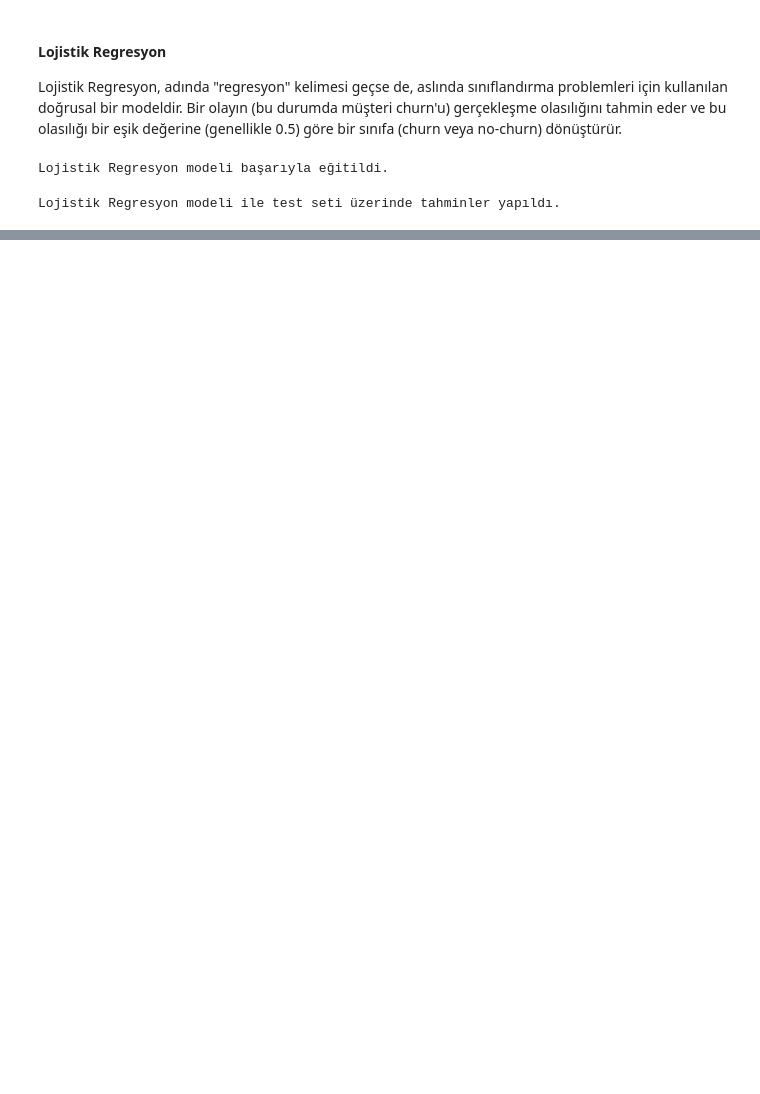
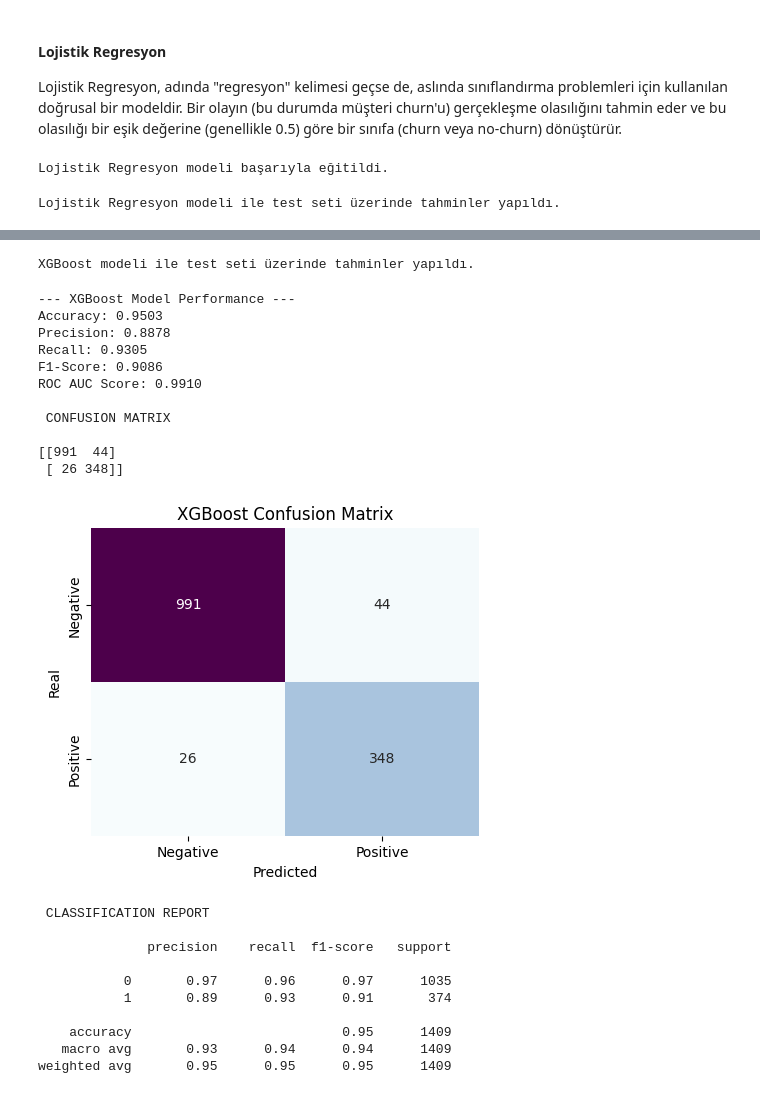
Before and after one commit to kubrademirkaya/customer-churn-analysis-and-prediction-project, a Jupyter notebook: TelcoCustomerNotebook.ipynb, the cells around one changed output, grey strips where cells are left out. Cells and saved outputs as stored; diff of their text form; code cells hidden in the pictures; blank space fills up the shorter version.

```diff
--- a/TelcoCustomerNotebook.ipynb
+++ b/TelcoCustomerNotebook.ipynb
@@ -971,0 +1116,66 @@ weighted avg       0.96      0.96      0.96      1409
+# %%
+# Test seti üzerinde sınıf tahminleri yapın (0 veya 1)
+y_pred_xgb = xgb_model.predict(X_test)
+
+# Test seti üzerinde olasılık tahminleri yapın (churn olasılığı)
+y_pred_proba_xgb = xgb_model.predict_proba(X_test)[:, 1]
+
+print("XGBoost modeli ile test seti üzerinde tahminler yapıldı.")
+# %% [output]
+XGBoost modeli ile test seti üzerinde tahminler yapıldı.
+# %%
+# Metrikleri hesaplayın
+accuracy_xgb = accuracy_score(y_test, y_pred_xgb)
+precision_xgb = precision_score(y_test, y_pred_xgb)
+recall_xgb = recall_score(y_test, y_pred_xgb)
+f1_xgb = f1_score(y_test, y_pred_xgb)
+roc_auc_xgb = roc_auc_score(y_test, y_pred_proba_xgb) # Olasılık tahminlerini kullanır
+
+print("\n--- XGBoost Model Performance ---")
+print(f"Accuracy: {accuracy_xgb:.4f}")
+print(f"Precision: {precision_xgb:.4f}")
+print(f"Recall: {recall_xgb:.4f}")
+print(f"F1-Score: {f1_xgb:.4f}")
+print(f"ROC AUC Score: {roc_auc_xgb:.4f}")
+
+# Karmaşıklık Matrisi
+cm_xgb = confusion_matrix(y_test, y_pred_xgb)
+print("\n CONFUSION MATRIX \n")
+print(cm_xgb)
+
+# Karmaşıklık Matrisini Görselleştirme
+plt.figure(figsize=(5, 4))
+sns.heatmap(cm_xgb, annot=True, fmt='d', cmap='BuPu', cbar=False,
+            xticklabels=['Negative', 'Positive'],
+            yticklabels=['Negative', 'Positive'])
+plt.title('XGBoost Confusion Matrix')
+plt.xlabel('Predicted')
+plt.ylabel('Real')
+plt.show()
+
+# Sınıflandırma Raporu (Daha detaylı özet)
+print("\n CLASSIFICATION REPORT \n")
+print(classification_report(y_test, y_pred_xgb))
+# %% [output]
+--- XGBoost Model Performance ---
+Accuracy: 0.9503
+Precision: 0.8878
+Recall: 0.9305
+F1-Score: 0.9086
+ROC AUC Score: 0.9910
+
+ CONFUSION MATRIX
+
+[[991  44]
+ [ 26 348]]
+[figure, added]
+ CLASSIFICATION REPORT
+
+              precision    recall  f1-score   support
+
+           0       0.97      0.96      0.97      1035
+           1       0.89      0.93      0.91       374
+
+    accuracy                           0.95      1409
+   macro avg       0.93      0.94      0.94      1409
+weighted avg       0.95      0.95      0.95      1409
```
Also changed, not shown: parts of 16 cells of this notebook.
